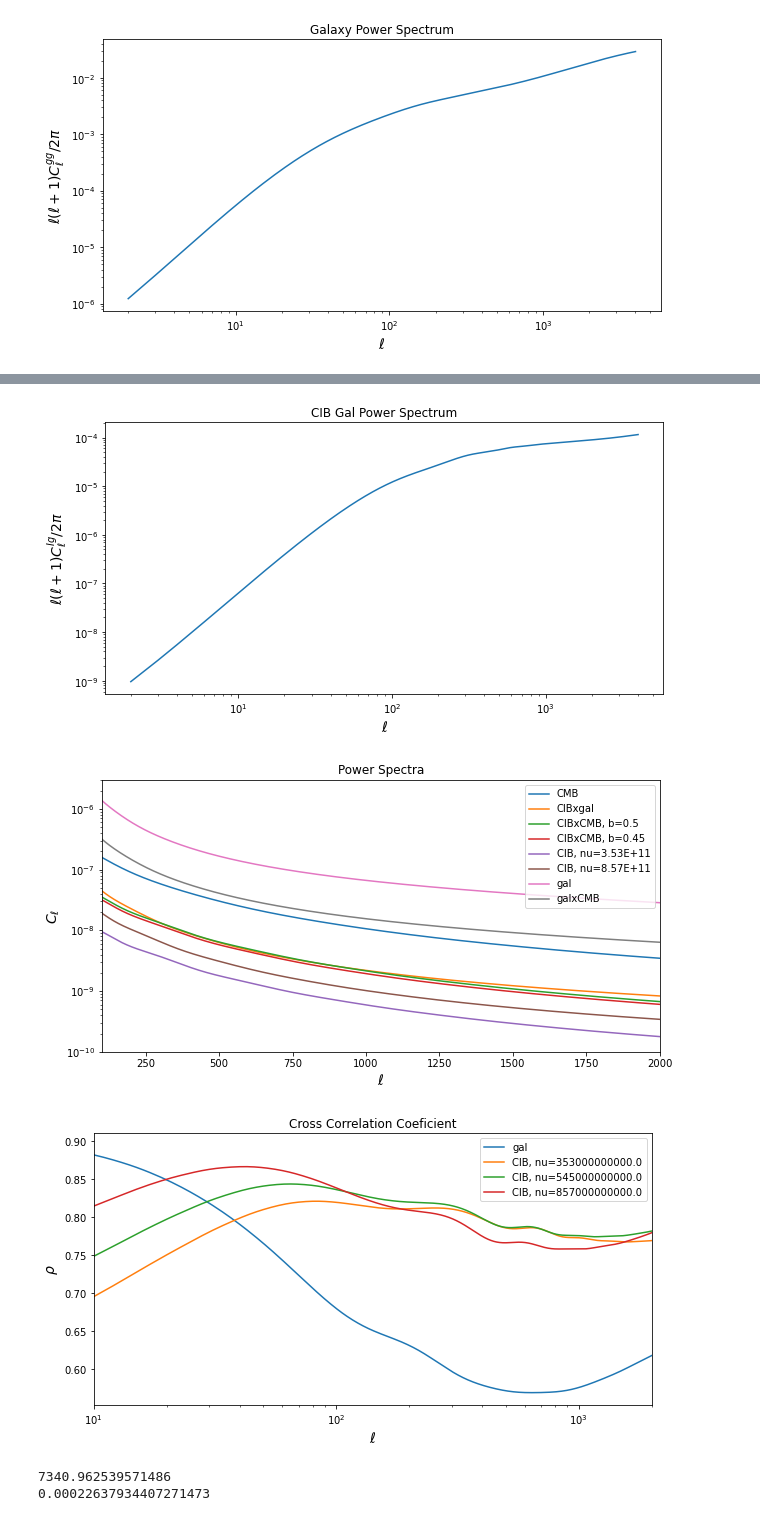
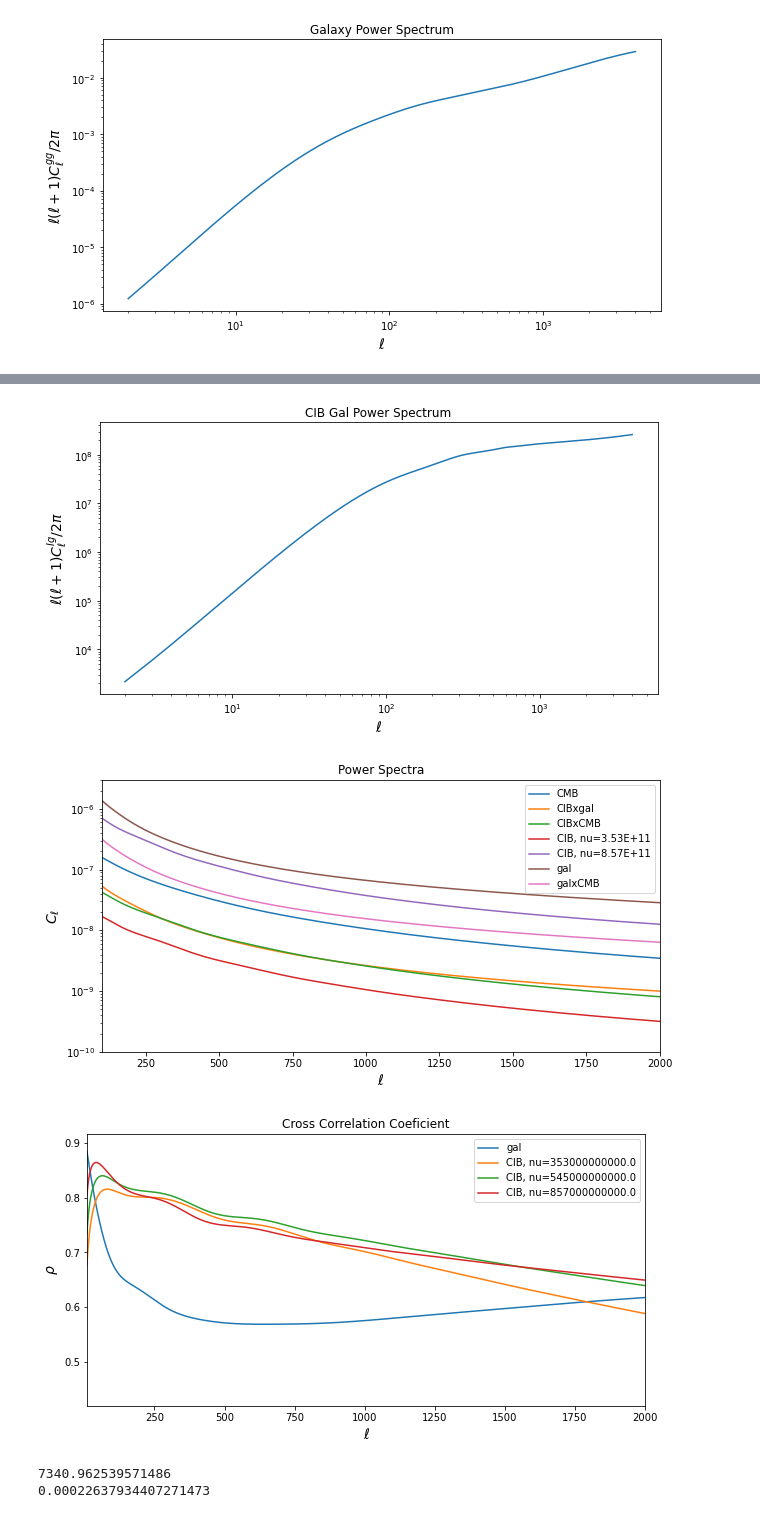
Before and after one commit to mfrobertson/omegaQE, a Jupyter notebook: kkomega/LSS.ipynb, the cells around one changed output, grey strips where cells are left out. Drawn from its saved outputs; the diff is of its cells as text; code cells hidden in the pictures.

Commit message:
CIB amplitude and CIB noise

```diff
--- a/kkomega/LSS.ipynb
+++ b/kkomega/LSS.ipynb
@@ -173,7 +174,7 @@ plt.show()
 Chi_str = cosmo.get_chi_star()
 ellmax = 4000
 ells = np.arange(2, ellmax + 1, 1)
-Cl_Ig = power.get_cib_gal_ps(ells, nu, bias=bias)
+Cl_Ig = power.get_cib_gal_ps(ells, nu)
 plt.figure()
 #plt.loglog(ells, np.abs(Cl_gg)*(ells*(ells + 1))**2/(2*np.pi))
 plt.loglog(ells, Cl_II*(ells*(ells + 1))/(2*np.pi))
@@ -183,7 +184,7 @@ plt.xlabel("$\ell$", fontsize=14)
 plt.title("CIB Gal Power Spectrum")
 plt.show()
 # %% [output]
-[figure, old version]
+[figure, new version]
 # %%
 Chi_str = cosmo.get_chi_star()
 ellmax = 4000
@@ -193,19 +194,15 @@ Cl_kk = power.get_kappa_ps(ells)
 Cl_gg = power.get_gal_ps(ells)
 plt.semilogy(ells, Cl_kk, label="CMB")
 nu = 353e9
-bias = 0.5
-Cl_Ig = power.get_cib_gal_ps(ells, nu, bias=bias)
-plt.semilogy(ells, Cl_Ig, label=f"CIBxgal")
-Cl_Ik = power.get_cib_kappa_ps(ells, nu, Chi_str, bias=bias)
-plt.semilogy(ells, Cl_Ik, label=f"CIBxCMB, b={bias}")
-bias = 0.45
-Cl_Ik = power.get_cib_kappa_ps(ells, nu, Chi_str, bias=bias)
-plt.semilogy(ells, Cl_Ik, label=f"CIBxCMB, b={bias}")
-Cl_II = power.get_cib_ps(ells, nu, bias=bias)
-plt.semilogy(ells, Cl_II, label=f"CIB, nu={nu:.2E}")
+Cl_Ig = power.get_cib_gal_ps(ells, nu)
+plt.semilogy(ells, 1e-6*Cl_Ig, label=f"CIBxgal")
+Cl_Ik = power.get_cib_kappa_ps(ells, nu, Chi_str)
+plt.semilogy(ells, 1e-6*Cl_Ik, label=f"CIBxCMB")
+Cl_II = power.get_cib_ps(ells, nu)
+plt.semilogy(ells, 1e-12*Cl_II, label=f"CIB, nu={nu:.2E}")
 nu = 857e9
-Cl_II = power.get_cib_ps(ells, nu, bias=bias)
-plt.semilogy(ells, Cl_II, label=f"CIB, nu={nu:.2E}")
+Cl_II = power.get_cib_ps(ells, nu)
+plt.semilogy(ells, 1e-12*Cl_II, label=f"CIB, nu={nu:.2E}")
 plt.semilogy(ells, Cl_gg, label=f"gal")
 plt.semilogy(ells, Cl_gk, label="galxCMB")
 plt.xlim(100,2000)
@@ -216,27 +213,28 @@ plt.title("Power Spectra")
 plt.legend()
 plt.show()
 # %% [output]
-[figure, old version]
+[figure, new version]
 # %%
 _noise=Noise()
 N_g = _noise.get_gal_shot_N()
 Cl_kk = power.get_kappa_ps(ells)
 corr_gg = Cl_gk/(np.sqrt((Cl_gg + N_g[ells])*Cl_kk))
-plt.semilogx(ells, corr_gg, label="gal")
+plt.plot(ells, corr_gg, label="gal")
 nus = [353e9, 545e9, 857e9]
 for nu in nus:
+    N_cib = _noise.get_cib_shot_N(nu=nu)
     Cl_Ik = power.get_cib_kappa_ps(ells, nu, Chi_str)
     Cl_II = power.get_cib_ps(ells, nu)
-    corr_II = Cl_Ik/(np.sqrt(Cl_II*Cl_kk))
-    plt.semilogx(ells, corr_II, label=f"CIB, nu={nu}")
+    corr_II = Cl_Ik/(np.sqrt((Cl_II+N_cib[ells])*Cl_kk))
+    plt.plot(ells, corr_II, label=f"CIB, nu={nu}")
 plt.ylabel(r"$\rho$", fontsize=14)
 plt.xlabel("$\ell$", fontsize=14)
 plt.xlim(10,2000)
 plt.legend()
 plt.title("Cross Correlation Coeficient")
 plt.show()
 # %% [output]
-[figure, old version]
+[figure, new version]
 # %%
 print(cosmo.z_to_Chi(4))
 print(cosmo.get_hubble(0))
```
Also changed, not shown: parts of 12 cells of this notebook, 7 other files.
